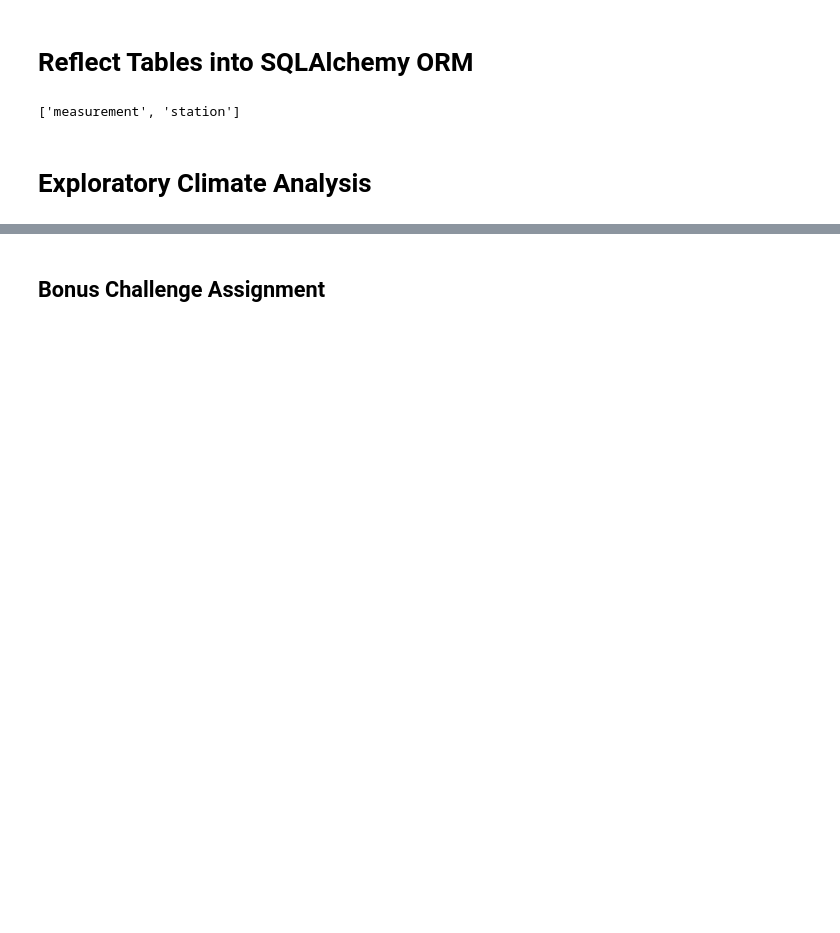
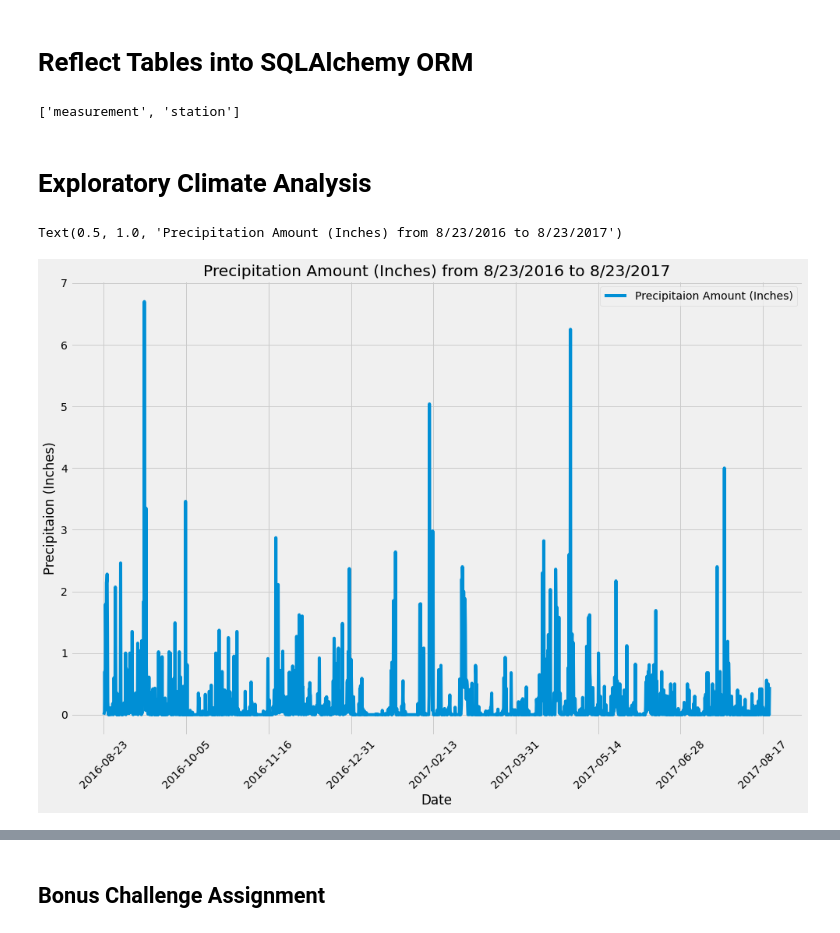
Before and after one commit to RBLevine/sqlalchemy-challenge, a Jupyter notebook: climate_starter.ipynb, the cells around one changed output, grey strips where cells are left out. Cells and saved outputs as stored; diff of their text form; code cells hidden in the pictures; blank space fills up the shorter version.

Commit message:
line graph and DFs

```diff
--- a/climate_starter.ipynb
+++ b/climate_starter.ipynb
@@ -40,14 +40,34 @@ session=Session(engine)
 # %%
 # Design a query to retrieve the last 12 months of precipitation data and plot the results
 
+# Grab the date of the last data point
+lastDataPoint=session.query(Measurement.date).order_by(Measurement.date.desc()).first()
+
 # Calculate the date 1 year ago from the last data point in the database
+oneYearBefore=dt.date(2017,8,23) - dt.timedelta(days=365)
 
 # Perform a query to retrieve the data and precipitation scores
+PrecipData=session.query(Measurement.date, Measurement.prcp).filter(Measurement.date >= oneYearBefore).all()
 
 # Save the query results as a Pandas DataFrame and set the index to the date column
+PrecipDataDF=pd.DataFrame(PrecipData, columns=["date", "prcp"])
+
+# Clean -> drop nulls, set index to date
+PrecipDataDF=PrecipDataDF.dropna(how="any")
+PrecipDataDF=PrecipDataDF.set_index("date")
 
 # Sort the dataframe by date
-
+PrecipDataDF=PrecipDataDF.sort_index()
+PrecipDataDF
 # Use Pandas Plotting with Matplotlib to plot the data
+PrecipDataDF.plot(kind='line', figsize=(15,10))
+plt.legend(["Precipitaion Amount (Inches)"],loc='upper right')
+plt.xlabel("Date")
+plt.xticks(rotation=45)
+plt.ylabel("Precipitaion (Inches)")
+plt.title("Precipitation Amount (Inches) from 8/23/2016 to 8/23/2017")
+# %% [output]
+Text(0.5, 1.0, 'Precipitation Amount (Inches) from 8/23/2016 to 8/23/2017')
+[figure, added]
 # %%
 # Use Pandas to calcualte the summary statistics for the precipitation data
```
Also changed, not shown: parts of 4 cells of this notebook.
